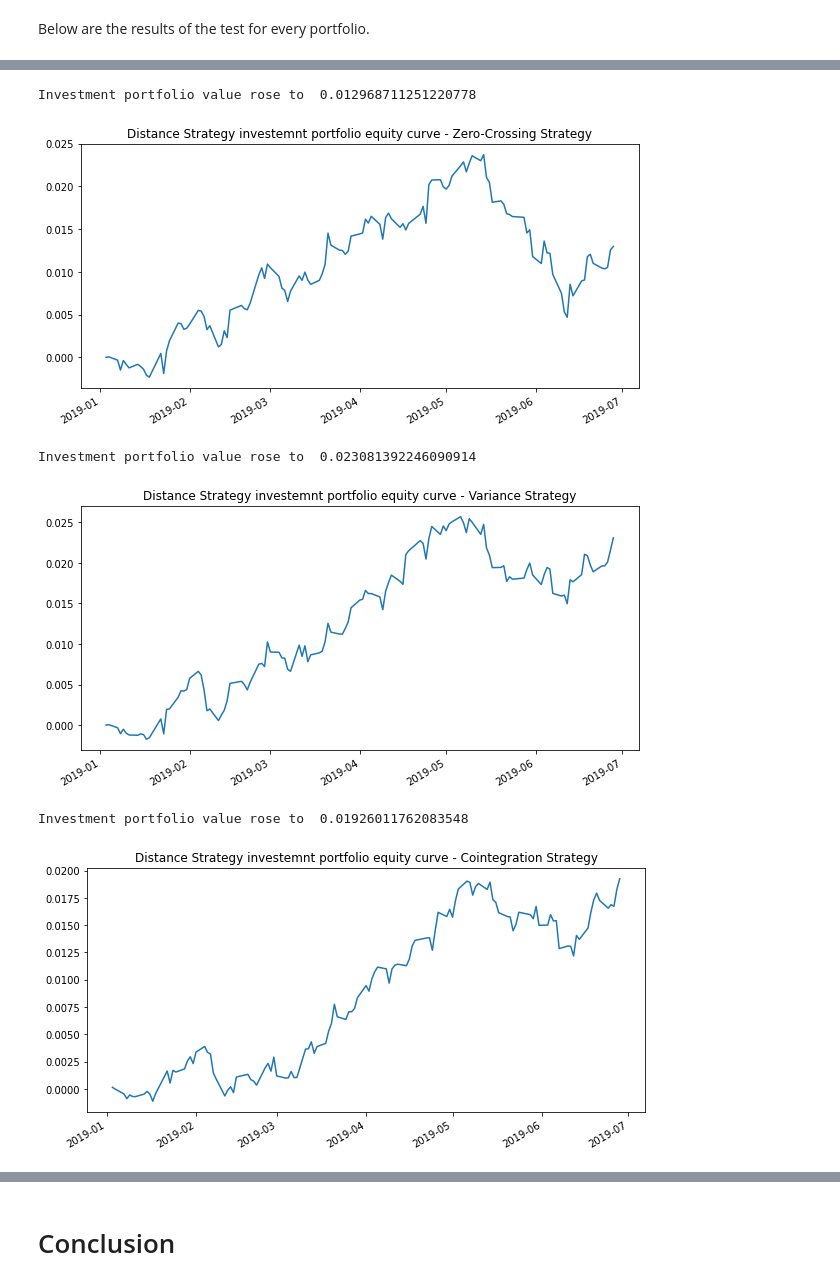
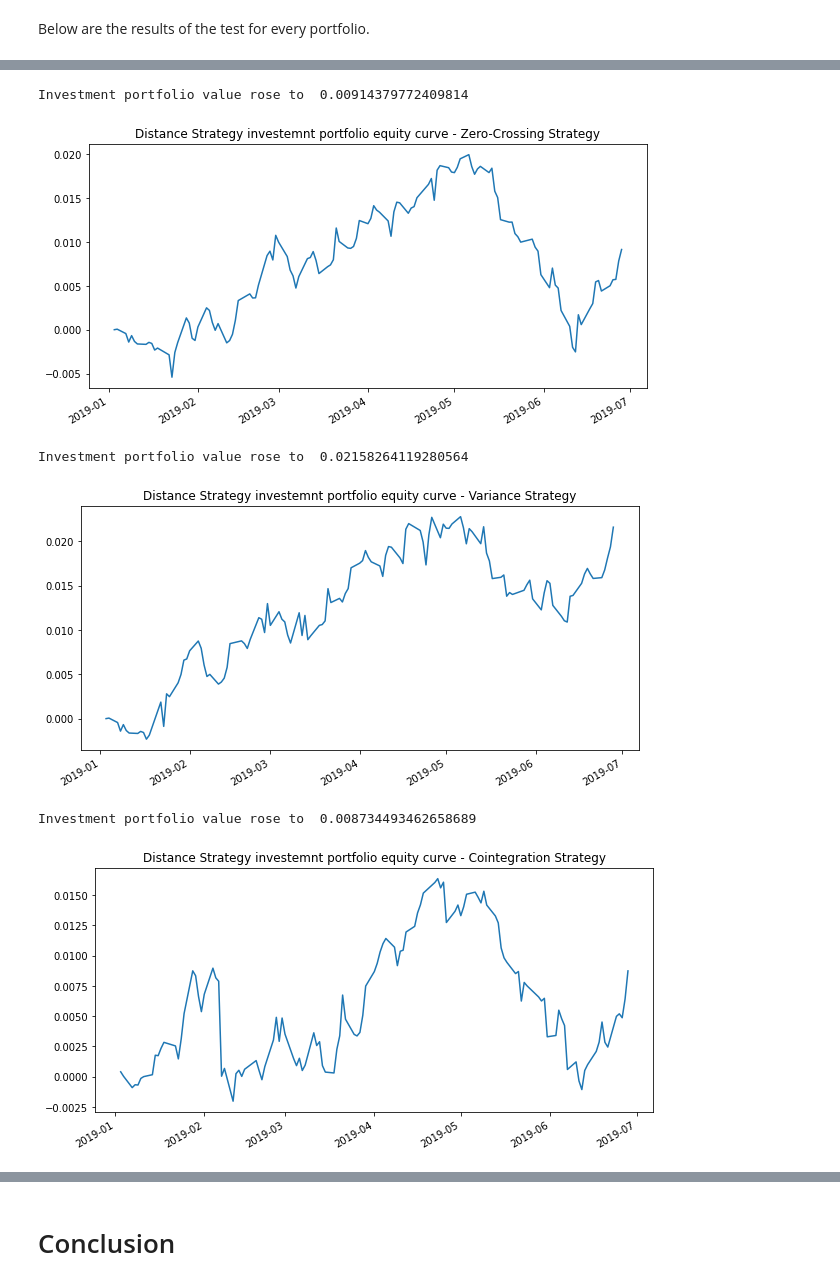
Before and after one commit to hudson-and-thames/arbitrage_research, a Jupyter notebook: Distance Approach/basic_distance_approach_comparsion.ipynb, the cells around one changed output, grey strips where cells are left out. Drawn from its saved outputs; the diff is of its cells as text; code cells hidden in the pictures.

```diff
--- a/Distance Approach/basic_distance_approach_comparsion.ipynb
+++ b/Distance Approach/basic_distance_approach_comparsion.ipynb
@@ -125,7 +125,7 @@ Here, by using a module from [statsmodels](https://www.statsmodels.org/stable/ge
 
 Below is a simple function returning a list containing tuples of two strings that are cointegrated. One may use the function to test the cointegration of the pairs. There is also a cointegration module in our Arbitrage Lab so we highly recommend reading [here](https://hudson-and-thames-arbitragelab.readthedocs-hosted.com/en/latest/cointegration_approach/cointegration_tests.html) and utilize it as well.
 # %%
-def get_coint_pairs(pairs, train_data):
+def get_coint_pairs(pairs, train_data, critical_val=0.05):
     """
     Selects pairs which are cointegrated at the given critical values only.
 
@@ -133,6 +133,7 @@ def get_coint_pairs(pairs, train_data):
 
     :param pairs: (list) List containing tuples of two strings, for names of elements in a pair.
     :param train_data: (pd.DataFrame) Dataframe with training data used to create asset pairs.
+    :param critical_val: (float) Critical value to reject the null hypothesis. By default, it's 0.05.
     :return pairs_coint: (list) List containing tuples of two strings that are cointegrated.
     """
 
@@ -147,15 +148,16 @@ def get_coint_pairs(pairs, train_data):
         second_ticker = pair[1]
 
         # Get data for each of the stock with scaling parameter
-        first_stock = train_data[first_ticker].fillna(method='bfill')
+        first_stock = train_data[first_ticker].fillna(method='ffill')
 
-        second_stock = train_data[second_ticker].fillna(method='bfill')
+        second_stock = train_data[second_ticker].fillna(method='ffill')
 
         # Conduct a cointegration test and get p-value
         p_value = ts.coint(first_stock.values, second_stock.values)[1]
 
-        # Add p-value for the pair in the dictionary
-        pairs_coint[pair] = p_value
+        # Check whether the p-value is below the critical value and add to a list if it is.
+        if p_value < critical_val:
+            pairs_coint[pair] = p_value
 
     return pairs_coint
 # %%
@@ -169,9 +171,12 @@ pairs_coint = get_coint_pairs(pairs_coint, train_data)
 # Sort a dictionary by its item values
 pairs_coint = dict(sorted(pairs_coint.items(), key=lambda item: item[1]))
 
-# Get only top 20 pairs from the dictionary
-num_top = 20
+# Get only top 15 pairs from the dictionary
+num_top = 15
 pairs_coint = list(dict(itertools.islice(pairs_coint.items(), num_top)).keys())
+
+# Assign the selected pairs as the strategy's pairs
+strategy_coint.pairs = pairs_coint
 # %% [markdown]
 We’ll just use the `get_pairs()` method for other strategies to get the top 20 pairs.
 # %%
@@ -191,7 +221,7 @@ An open position is closed when the portfolio value crosses the zero mark - or w
 
 In the get_portfoio_return function below, we generate these signals and trade based on these for every portfolio. Then we average the returns of the portfolios by equal weight for simple comparison.
 # %%
-def get_portfolio_return(strategy, test_data, pairs):
+def get_portfolio_return(strategy, test_data):
     """
     Ouputs a series of portfolio returns for a given strategy.
 
@@ -201,10 +231,8 @@ def get_portfolio_return(strategy, test_data, pairs):
     :return: (pd.Series) Series of portfolio returns in the test period
     """
 
-    # Getting scaling values used to normalize data, a list of created pairs and historical volatility for each chosen pair portfolio
-    scaling_parameters = strategy.get_scaling_parameters()
+    # Getting a list of created pairs for each chosen pair portfolio
     pairs = strategy.get_pairs()
-    historical_std = strategy.train_std
 
     # Performing the signal generation stage using (2 * st. variation) as a threshold
     strategy.trade_pairs(test_data, divergence=2)
@@ -219,7 +247,10 @@ def get_portfolio_return(strategy, test_data, pairs):
     # Returns of elemrnts in a test dataset
     test_data_returns = (test_data / test_data.shift(1) - 1)[1:]
 
+    # Making empty dataframe and list for storing returns of the pairs
     total_return = pd.Series([], dtype='float64')
+    pair_return = []
+
     for pair in pairs:
         first_stock, second_stock = pair
         portfolio_returns_scaled = test_data_returns[first_stock] * 0.5 - test_data_returns[second_stock] * 0.5
@@ -228,12 +259,18 @@ def get_portfolio_return(strategy, test_data, pairs):
 
         # Equity curve of our scaled portfolio price
         equity_curve_scaled = portfolio_price_scaled - 1
+
+        # Appends the return of the pair into the list and total return into the dataframe
+        pair_return.append(equity_curve_scaled[-1])
         total_return = total_return.add(equity_curve_scaled, fill_value=0)
+
+    # Reformatting the returns of the pairs for better visualization later
+    pair_return = [ '%.4f' % value for value in pair_return ]
 
     # Calculates the average return of the portfolio
     total_return = total_return/len(pairs)
 
-    return total_return
+    return pair_return, total_return
 # %% [markdown]
 Below are the results of the test for every portfolio.
 # %%
@@ -259,30 +296,30 @@ Investment portfolio value rose to  0.018420232261212678
 # %%
 # Get portfolio return for variance strategy
-portfolio_zero_crossing = get_portfolio_return(strategy_zero_crossing, test_data, pairs_zero_crossing)
+pair_return_zero_crossing, portfolio_zero_crossing = get_portfolio_return(strategy_zero_crossing, test_data)
 
 # Plot the equity curve and print the excess return of the portfolio
 portfolio_zero_crossing.plot(title='Distance Strategy investemnt portfolio equity curve - Zero-Crossing Strategy', figsize=(10,5));
 print('Investment portfolio value rose to ', portfolio_zero_crossing[-1])
 # %% [output]
-Investment portfolio value rose to  0.012968711251220778
+Investment portfolio value rose to  0.00914379772409814
-[figure, old version]
+[figure, new version]
 # %%
 # Get portfolio return for variance strategy
-portfolio_variance = get_portfolio_return(strategy_variance, test_data, pairs_variance)
+pair_return_variance, portfolio_variance = get_portfolio_return(strategy_variance, test_data)
 
 # Plot the equity curve and print the excess return of the portfolio
 portfolio_variance.plot(title='Distance Strategy investemnt portfolio equity curve - Variance Strategy', figsize=(10,5));
 print('Investment portfolio value rose to ', portfolio_variance[-1])
 # %% [output]
-Investment portfolio value rose to  0.023081392246090914
+Investment portfolio value rose to  0.02158264119280564
-[figure, old version]
+[figure, new version]
 # %%
 # Get portfolio return for cointegration strategy
-portfolio_coint = get_portfolio_return(strategy_coint, test_data, pairs_coint)
+pair_return_coint, portfolio_coint = get_portfolio_return(strategy_coint, test_data)
 
 # Plot the equity curve and print the excess return of the portfolio
 portfolio_coint.plot(title='Distance Strategy investemnt portfolio equity curve - Cointegration Strategy', figsize=(10,5));
 print('Investment portfolio value rose to ', portfolio_coint[-1])
 # %% [output]
-Investment portfolio value rose to  0.01926011762083548
+Investment portfolio value rose to  0.008734493462658689
-[figure, old version]
+[figure, new version]
```
Also changed, not shown: parts of 9 cells of this notebook.
